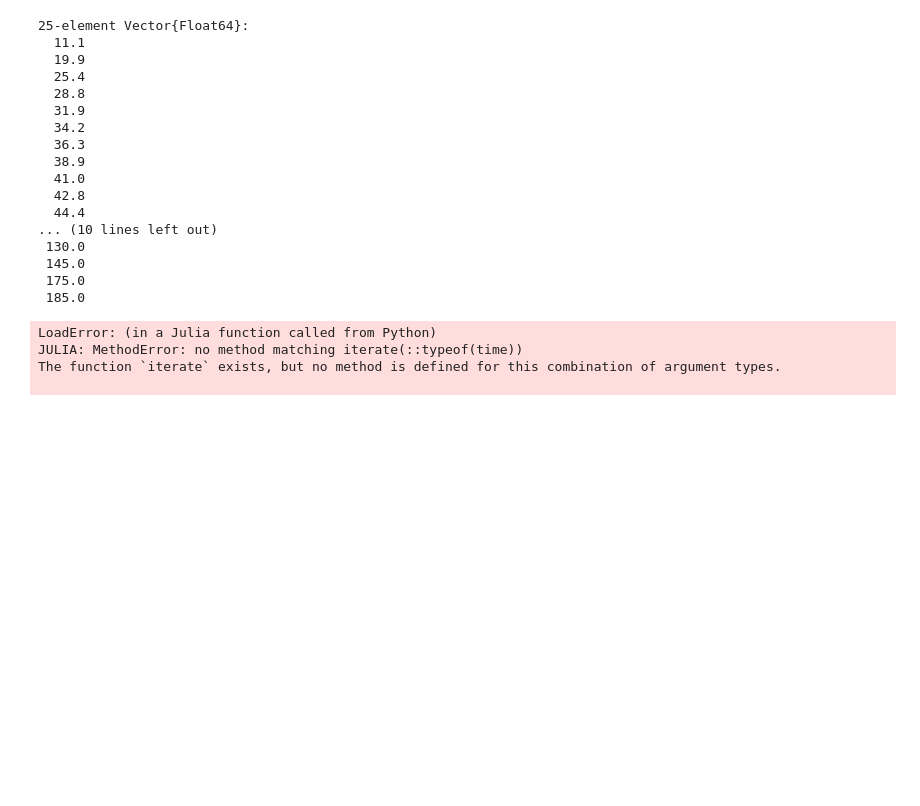
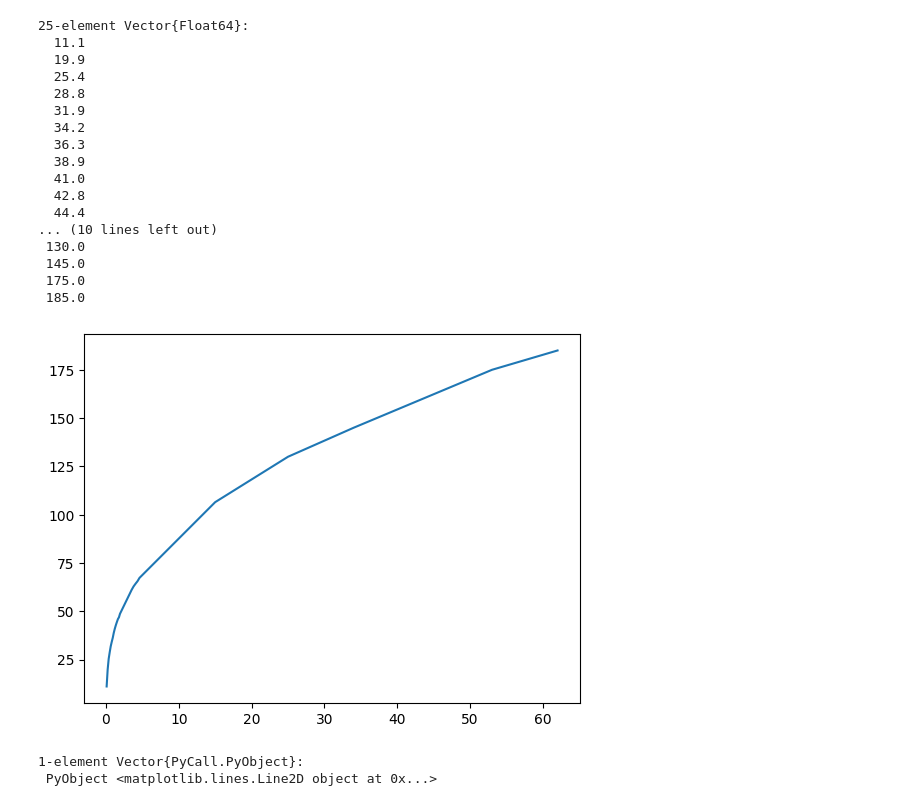
Before and after one commit to PHYS-2200-Computational-Physics-Course/phys2200-lectures-fak16104, a Jupyter notebook: lecture_04/work.ipynb, the cells around one changed output. Drawn from its saved outputs; the diff is of its cells as text; code cells hidden in the pictures; blank space fills up the shorter version.

```diff
--- a/lecture_04/work.ipynb
+++ b/lecture_04/work.ipynb
@@ -31,5 +31,5 @@ dat = readdlm(obsevations, comments=true, comment_char='#')  # Read the data fro
  53.0   175.0
  62.0   185.0
 # %%
-time = dat[:, 1]     # time in ms
+t = dat[:, 1]     # time in ms
 # %% [output]
@@ -58,9 +74,8 @@ radius = dat[:, 2]   # radius in m
 # %%
 using PyPlot
 # %%
-plot(time, radius)
+plot(t, radius)
 # %% [output]
+[figure, added]
-LoadError: (in a Julia function called from Python)
-JULIA: MethodError: no method matching iterate(::typeof(time))
-The function `iterate` exists, but no method is defined for this combination of argument types.
-
+1-element Vector{PyCall.PyObject}:
+ PyObject <matplotlib.lines.Line2D object at 0x...>
```
Also changed, not shown: parts of 3 cells of this notebook.
